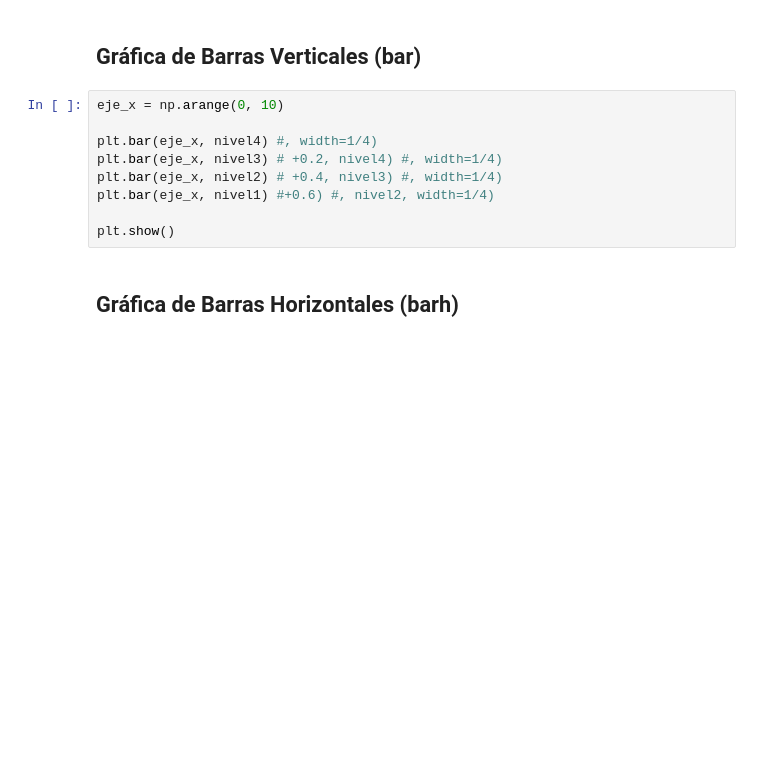
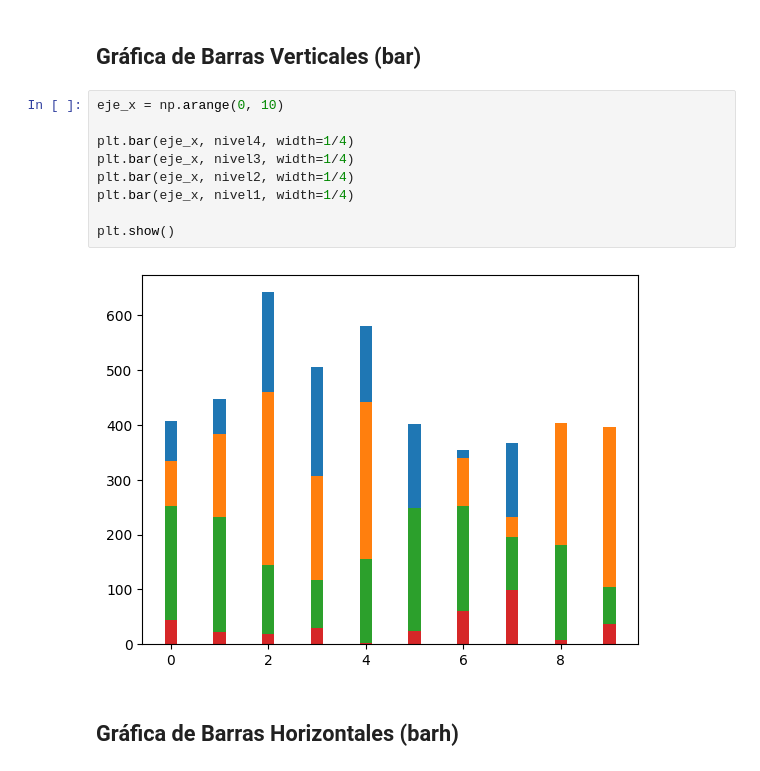
Before and after one commit to jserrataylor/cursoAI, a Jupyter notebook: Graficos_y_Figuras_con_matplotlib.ipynb, the cells around one changed output. Cells and saved outputs as stored; diff of their text form; blank space fills up the shorter version.

```diff
--- a/Graficos_y_Figuras_con_matplotlib.ipynb
+++ b/Graficos_y_Figuras_con_matplotlib.ipynb
@@ -208,12 +213,14 @@ plt.show()
 # %%
 eje_x = np.arange(0, 10)
 
-plt.bar(eje_x, nivel4) #, width=1/4)
-plt.bar(eje_x, nivel3) # +0.2, nivel4) #, width=1/4)
-plt.bar(eje_x, nivel2) # +0.4, nivel3) #, width=1/4)
-plt.bar(eje_x, nivel1) #+0.6) #, nivel2, width=1/4)
+plt.bar(eje_x, nivel4, width=1/4)
+plt.bar(eje_x, nivel3, width=1/4)
+plt.bar(eje_x, nivel2, width=1/4)
+plt.bar(eje_x, nivel1, width=1/4)
 
 plt.show()
+# %% [output]
+[figure, added]
 # %% [markdown]
 ## Gráfica de Barras Horizontales (barh)
 # %%
```
Also changed, not shown: parts of 25 cells of this notebook.
